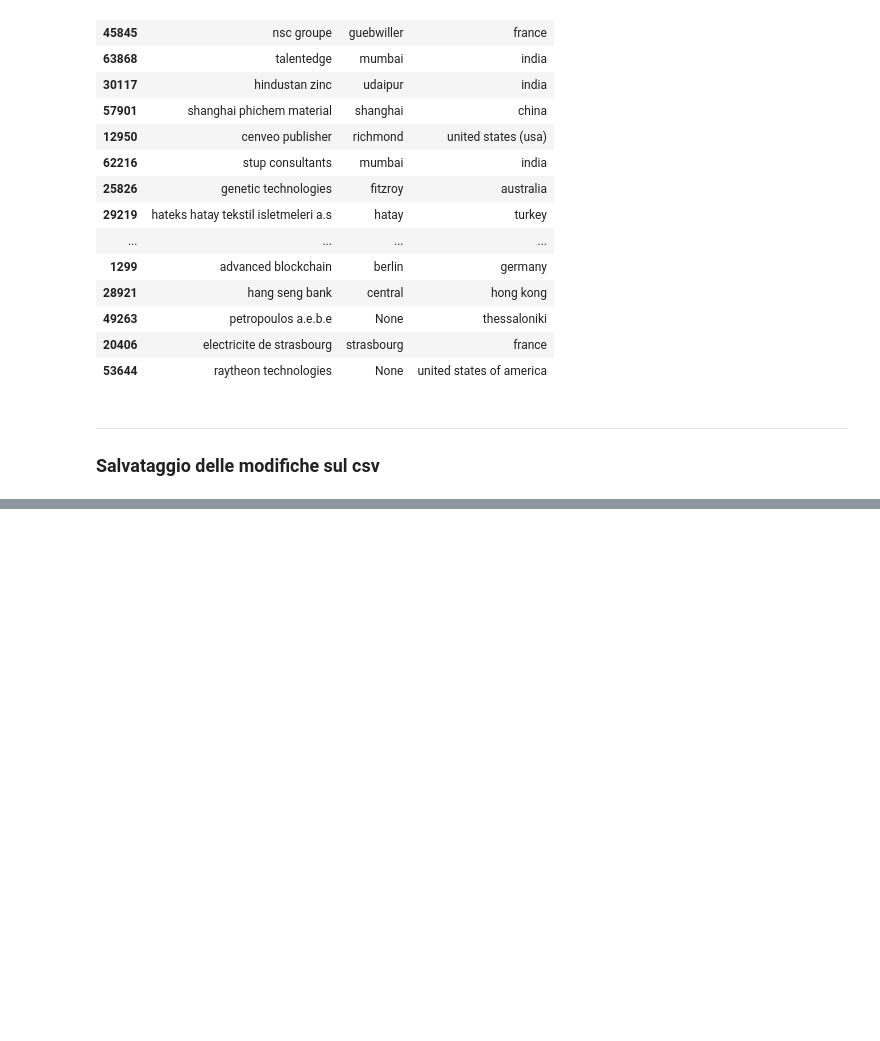
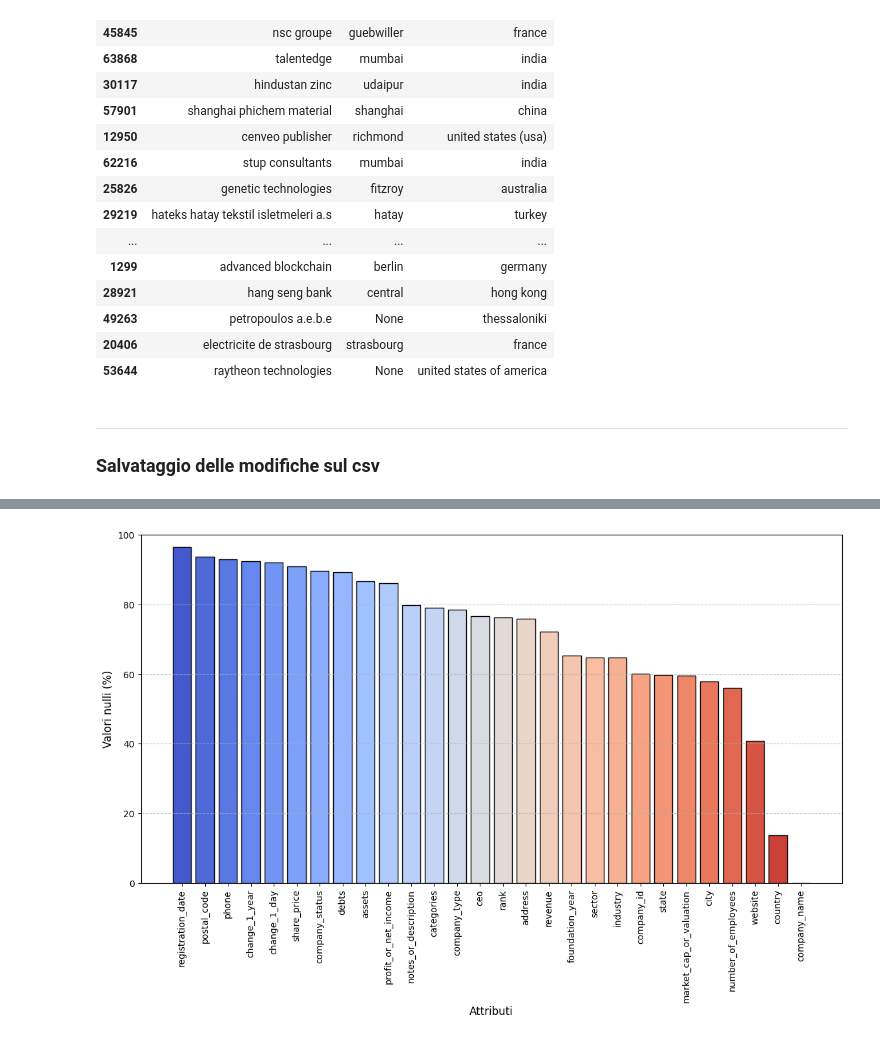
Before and after one commit to MatVitale6/IngegneriaDeiDatiProject, a Jupyter notebook: homework5/record_linkage/normalize_companies.ipynb, the cells around one changed output, grey strips where cells are left out. Saved outputs shown, nothing was run; the diff lists cells and outputs as text; code cells hidden in the pictures; blank space fills up the shorter version.

```diff
--- a/homework5/record_linkage/normalize_companies.ipynb
+++ b/homework5/record_linkage/normalize_companies.ipynb
@@ -605,0 +628,34 @@ df.to_csv('../aziende_normalizzate.csv', index=False)
+# %%
+import pandas as pd
+import matplotlib.pyplot as plt
+import seaborn as sns  # Per una migliore gestione dei colori
+
+# Carica il file CSV in un DataFrame
+df = pd.read_csv('../aziende_normalizzate.csv')
+
+# Calcola la percentuale di valori nulli per ogni colonna
+null_percentages = (df.isnull().mean() * 100).round(2)
+
+# Ordina le colonne per percentuale di valori nulli (opzionale, migliora la leggibilità)
+null_percentages = null_percentages.sort_values(ascending=False)
+
+# Crea una palette cromatica con gradazione
+colors = sns.color_palette("coolwarm", len(null_percentages))
+
+# Crea il grafico
+plt.figure(figsize=(14, 7))
+plt.bar(null_percentages.index, null_percentages, color=colors, edgecolor='black')
+
+# Aggiungi titoli ed etichette
+plt.xlabel('Attributi', fontsize=12)
+plt.ylabel('Valori nulli (%)', fontsize=12)
+plt.xticks(rotation=90)  # Ruota i nomi delle colonne per una migliore leggibilità
+plt.ylim(0, 100)  # Imposta il limite massimo al 100%
+plt.yticks(fontsize=10)  # Migliora la leggibilità delle etichette Y
+plt.grid(axis='y', linestyle='--', alpha=0.7)
+
+# Mostra il grafico
+plt.savefig('../figures/null_count.png')
+plt.show()
+# %% [output]
+[figure, added]
```
Also changed, not shown: parts of 2 cells of this notebook, 9 other files.
